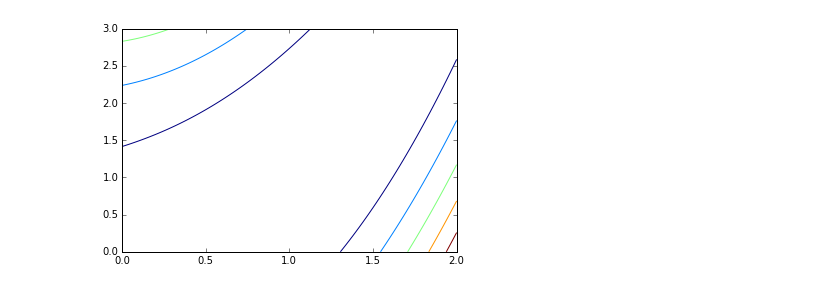
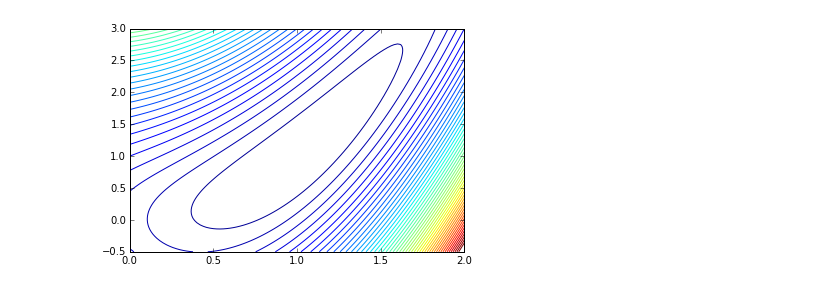
Before and after one commit to gregclinton/murphy, a Jupyter notebook: play.ipynb, the cells around one changed output. Saved outputs shown, nothing was run; the diff lists cells and outputs as text; code cells hidden in the pictures.

```diff
--- a/play.ipynb
+++ b/play.ipynb
@@ -6,11 +6,12 @@ import numpy as np
 f = lambda theta: 0.5 * ((theta[0] ** 2 - theta[1]) ** 2 + (theta[0] - 1) ** 2)
 # %%
 x = np.linspace(0.0, 2.0, 101)
-y = np.linspace(0.0, 3.0, 101)
+y = np.linspace(-0.5, 3.0, 101)
+levels = np.linspace(0, 10, 51)
 X, Y = np.meshgrid(x, y)
 Z = [[f([xx, yy]) for xx in x] for yy in y]
 
-plt.contour(X, Y, Z)
+plt.contour(X, Y, Z, levels = levels)
 plt.show()
 # %% [output]
-[figure, old version]
+[figure, new version]
```
